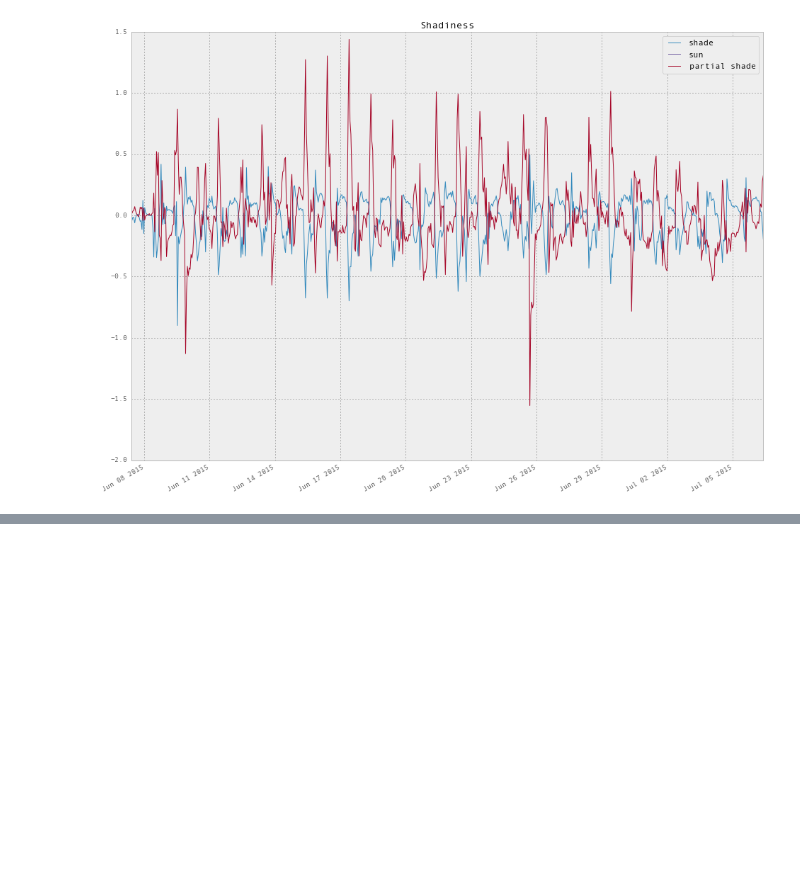
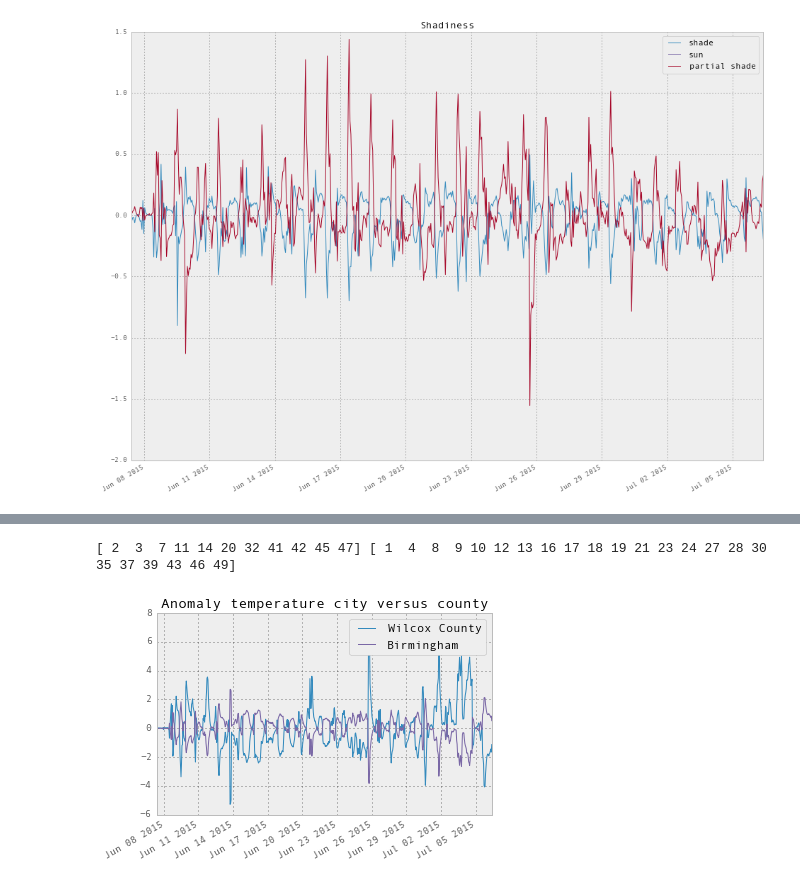
Before and after one commit to gottscott/cityheat, a Jupyter notebook: Bham/ibuttonimport.ipynb, the cells around one changed output, grey strips where cells are left out. Saved outputs shown, nothing was run; the diff lists cells and outputs as text; code cells hidden in the pictures; blank space fills up the shorter version.

```diff
--- a/Bham/ibuttonimport.ipynb
+++ b/Bham/ibuttonimport.ipynb
@@ -83,0 +126,15 @@ plt.show()
+# %%
+Birmingham = np.where(meta['location-Latitude'] > 33)
+Wilcox = np.where(meta['location-Latitude'] < 33)
+BirminghamSensors = meta['sensornumber'].values[Birmingham]
+WilcoxSensors = meta['sensornumber'].values[Wilcox]
+print WilcoxSensors, BirminghamSensors
+
+anomalyDF[WilcoxSensors.astype(int)].mean(axis=1).plot(label = 'Wilcox County')
+anomalyDF[BirminghamSensors.astype(int)].mean(axis=1).plot(label = 'Birmingham')
+plt.legend()
+plt.title('Anomaly temperature city versus county')
+plt.show()
+# %% [output]
+[ 2  3  7 11 14 20 32 41 42 45 47] [ 1  4  8  9 10 12 13 16 17 18 19 21 23 24 27 28 30 35 37 39 43 46 49]
+[figure, added]
```
Also changed, not shown: parts of 13 cells of this notebook.
